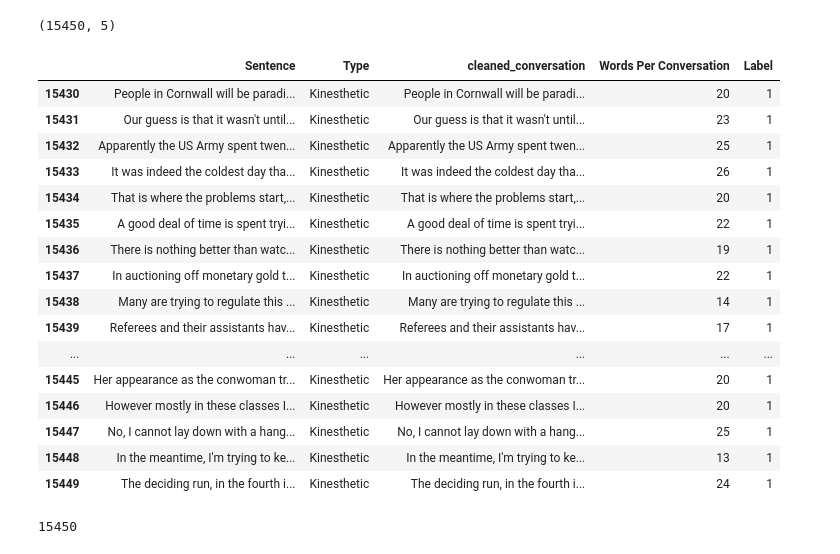
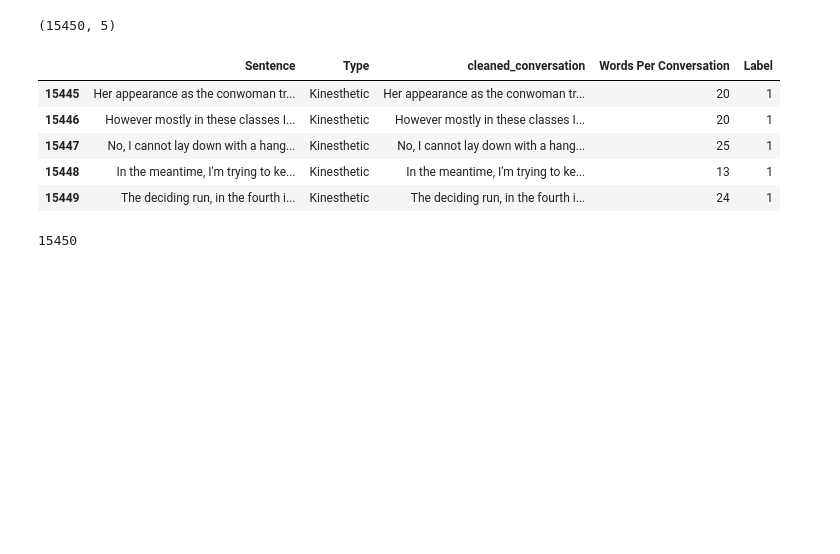
Before and after one commit to dekings44/students_companion_bot, a Jupyter notebook: main.ipynb, the cells around one changed output. Drawn from its saved outputs; the diff is of its cells as text; code cells hidden in the pictures; blank space fills up the shorter version.

```diff
--- a/main.ipynb
+++ b/main.ipynb
@@ -139,20 +139,9 @@ data.shape
 # %% [output]
 (15450, 5)
 # %%
-data.tail(20)
+data.tail()
 # %% [output]
 |  | Sentence | Type | cleaned_conversation | Words Per Conversation | Label |
-| 15430 | People in Cornwall will be paradi... | Kinesthetic | People in Cornwall will be paradi... | 20 | 1 |
-| 15431 | Our guess is that it wasn't until... | Kinesthetic | Our guess is that it wasn't until... | 23 | 1 |
-| 15432 | Apparently the US Army spent twen... | Kinesthetic | Apparently the US Army spent twen... | 25 | 1 |
-| 15433 | It was indeed the coldest day tha... | Kinesthetic | It was indeed the coldest day tha... | 26 | 1 |
-| 15434 | That is where the problems start,... | Kinesthetic | That is where the problems start,... | 20 | 1 |
-| 15435 | A good deal of time is spent tryi... | Kinesthetic | A good deal of time is spent tryi... | 22 | 1 |
-| 15436 | There is nothing better than watc... | Kinesthetic | There is nothing better than watc... | 19 | 1 |
-| 15437 | In auctioning off monetary gold t... | Kinesthetic | In auctioning off monetary gold t... | 22 | 1 |
-| 15438 | Many are trying to regulate this ... | Kinesthetic | Many are trying to regulate this ... | 14 | 1 |
-| 15439 | Referees and their assistants hav... | Kinesthetic | Referees and their assistants hav... | 17 | 1 |
-| ... | ... | ... | ... | ... | ... |
 | 15445 | Her appearance as the conwoman tr... | Kinesthetic | Her appearance as the conwoman tr... | 20 | 1 |
 | 15446 | However mostly in these classes I... | Kinesthetic | However mostly in these classes I... | 20 | 1 |
 | 15447 | No, I cannot lay down with a hang... | Kinesthetic | No, I cannot lay down with a hang... | 25 | 1 |
```
Also changed, not shown: parts of 8 cells of this notebook.
